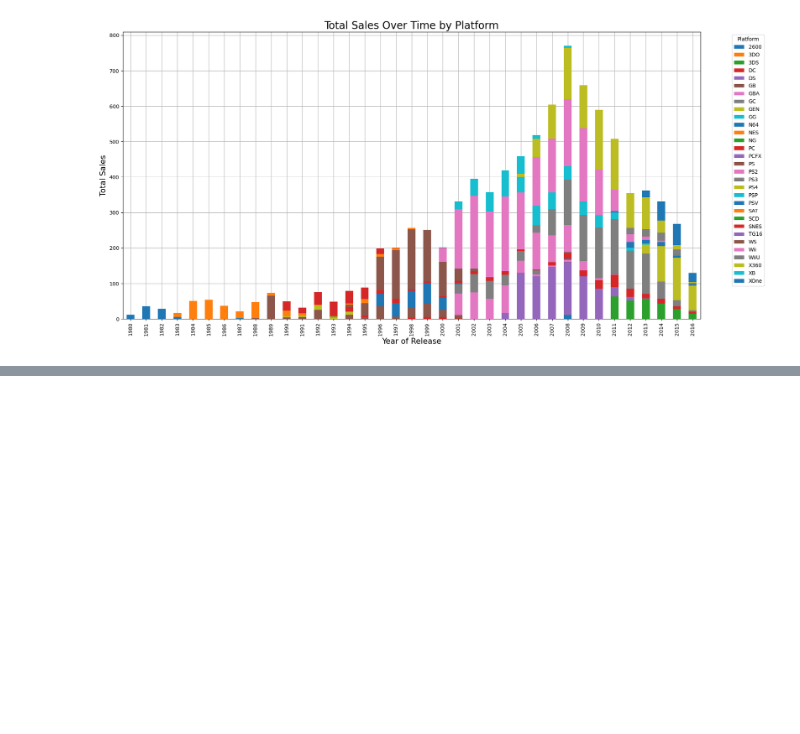
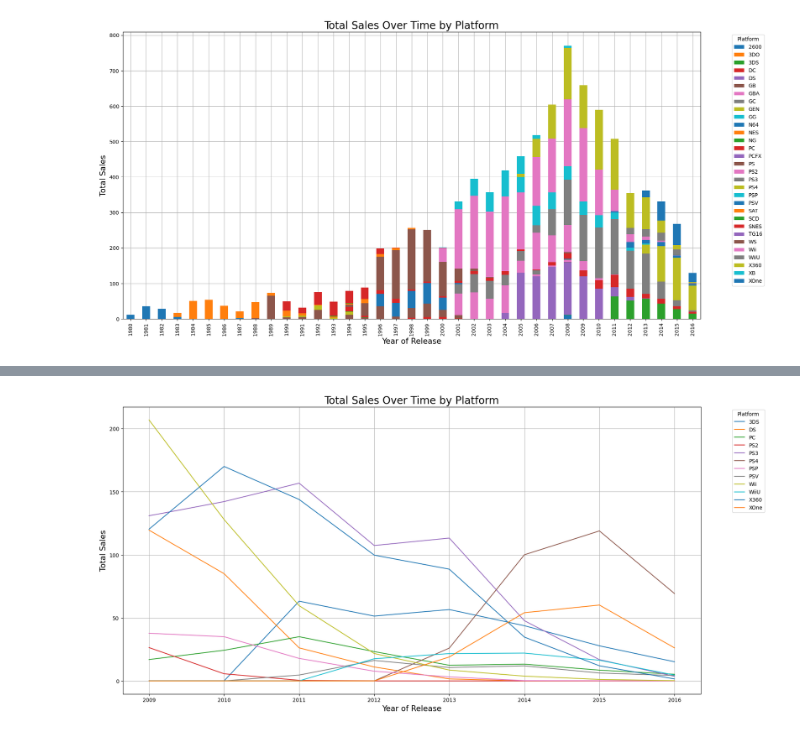
Before and after one commit to Vyncent-vdW/sprint_5_game_platforms, a Jupyter notebook: games_df.ipynb, the cells around one changed output, grey strips where cells are left out. Cells and saved outputs as stored; diff of their text form; code cells hidden in the pictures; blank space fills up the shorter version.

```diff
--- a/games_df.ipynb
+++ b/games_df.ipynb
@@ -700,0 +703,9 @@ From the graphs in the previous section, we can see that 75% of game releases be
+# %%
+last_sixteen_years = df[(df['year_of_release'] >= 2001)]
+last_sixteen_years = last_sixteen_years.reset_index(drop = True)
+
+first_half_last_sixteen_years = last_sixteen_years[(last_sixteen_years['year_of_release'] <= 2008)]
+first_half_last_sixteen_years = first_half_last_sixteen_years.reset_index(drop = True)
+
+second_half_last_sixteen_years = last_sixteen_years[(last_sixteen_years['year_of_release'] > 2008)]
+second_half_last_sixteen_years = second_half_last_sixteen_years.reset_index(drop = True)
@@ -700,0 +731,17 @@ From the graphs in the previous section, we can see that 75% of game releases be
+# %%
+recent_platform_sales = second_half_last_sixteen_years.groupby(['year_of_release', 'platform'])['total_sales'].sum().unstack()
+recent_platform_sales = recent_platform_sales.fillna(0)
+
+recent_platform_sales.plot(kind = 'line',
+                           stacked = False,
+                           figsize = (20, 10),
+                           grid = True,
+                           zorder = 3)
+
+plt.xlabel('Year of Release', fontsize = 15)
+plt.ylabel('Total Sales', fontsize = 15)
+plt.title('Total Sales Over Time by Platform', fontsize = 20)
+plt.legend(title = 'Platform', bbox_to_anchor = (1.05, 1), loc = 'upper left')
+plt.show()
+# %% [output]
+[figure, added]
```
Also changed, not shown: parts of 8 cells of this notebook.
